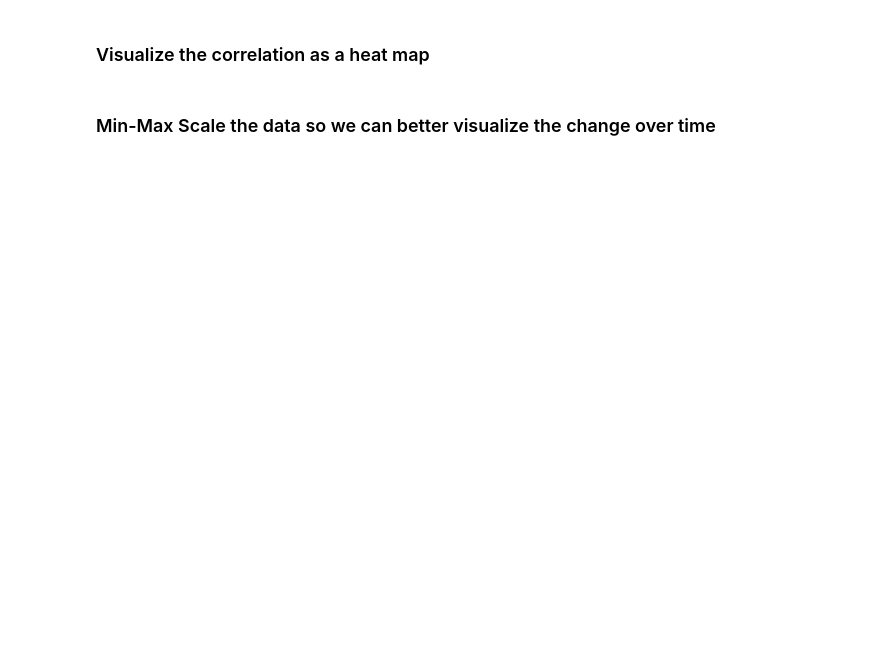
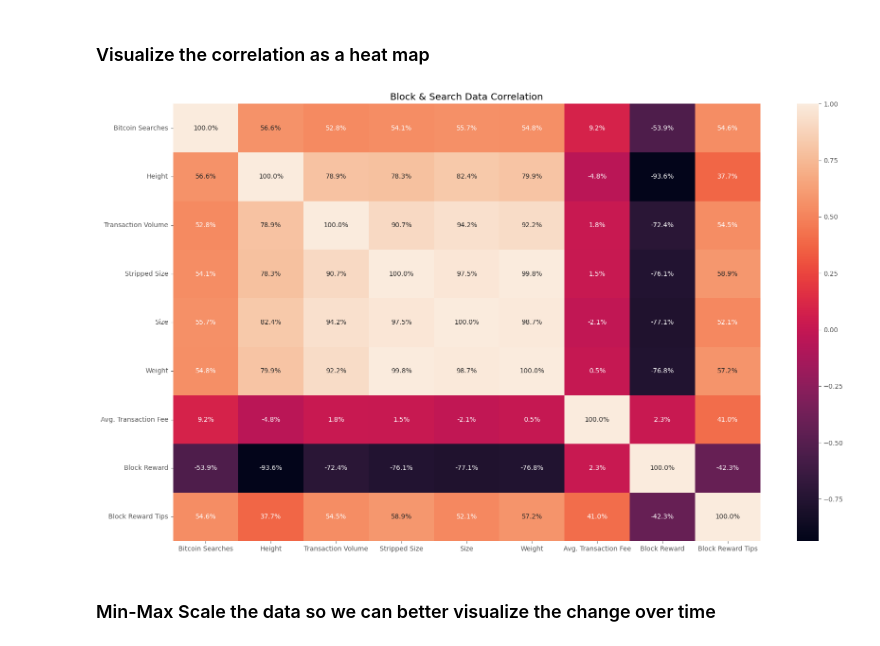
Before and after one commit to larry-lime/btc-stat-analysis, a Jupyter notebook: src/block_and_search/block_and_search.ipynb, the cells around one changed output. Cells and saved outputs as stored; diff of their text form; code cells hidden in the pictures; blank space fills up the shorter version.

Commit message:
Updated block and search to work

```diff
--- a/src/block_and_search/block_and_search.ipynb
+++ b/src/block_and_search/block_and_search.ipynb
@@ -246,2 +276,2 @@ pk.load(open("binary\\new_search_data.p", "rb" ))
 # %%
-pk.load(open("binary\\new_search_data_relative.p", "rb" ))
+pk.load(open("binary/new_search_data_relative.p", "rb" ))
@@ -249,8 +294,8 @@ pk.load(open("binary\\new_search_data_relative.p", "rb" ))
 ### Concatenate Block and Search Data
 # %%
 # Load binary files
-new_block_data = pk.load(open("binary\\new_block_data.p", "rb" ))
-new_search_data = pk.load(open("binary\\new_search_data.p", "rb" ))
+new_block_data = pk.load(open("binary/new_block_data.p", "rb" ))
+new_search_data = pk.load(open("binary/new_search_data.p", "rb" ))
 
 # Match the indexes
 new_block_data = new_block_data.set_index(new_search_data.index)
@@ -266,8 +311,8 @@ block_and_search_concat =  block_and_search_concat.rename(columns={'Bitcoin':'Bi
                                                                    'Litecoin':'Litecoin Searches'})
 
 # Save the concatenated dataset
-pk.dump(block_and_search_concat, open("binary\\block_and_search_concat.p", "wb" ))
-block_and_search_concat.to_csv("csv\\block_and_search_concat.csv")
+pk.dump(block_and_search_concat, open("binary/block_and_search_concat.p", "wb" ))
+block_and_search_concat.to_csv("csv/block_and_search_concat.csv")
 
 # Show the dataset
 block_and_search_concat
@@ -277,7 +337,7 @@ block_and_search_concat.to_csv("csv\\price_and_block_concat_describe.csv")
 # %%
 # Load binary files
-new_block_data = pk.load(open("binary\\new_block_data.p", "rb" ))
-new_search_data_relative = pk.load(open("binary\\new_search_data_relative.p", "rb" ))
+new_block_data = pk.load(open("binary/new_block_data.p", "rb" ))
+new_search_data_relative = pk.load(open("binary/new_search_data_relative.p", "rb" ))
 
 # Match the indexes
 new_block_data = new_block_data.set_index(new_search_data_relative.index)
@@ -295,8 +355,8 @@ block_and_search_concat_relative =  block_and_search_concat_relative.rename(colu
                                                                   })
 
 # Save the concatenated dataset
-pk.dump(block_and_search_concat_relative, open("binary\\block_and_search_concat_relative.p", "wb" ))
-block_and_search_concat.to_csv("csv\\block_and_search_concat_relative.csv")
+pk.dump(block_and_search_concat_relative, open("binary/block_and_search_concat_relative.p", "wb" ))
+block_and_search_concat.to_csv("csv/block_and_search_concat_relative.csv")
 
 # Show the dataset
 block_and_search_concat_relative
@@ -304,13 +379,13 @@ block_and_search_concat_relative
 ### Calculate the correlation between the data points
 # %%
 # Load binary files
-block_and_search_concat = pk.load(open("binary\\block_and_search_concat.p", "rb" ))
+block_and_search_concat = pk.load(open("binary/block_and_search_concat.p", "rb" ))
 
 # Show Correlation
 block_and_search_corr = block_and_search_concat.corr(method='pearson')
 
 # Saved the dataset
-pk.dump(block_and_search_corr, open("binary\\block_and_search_corr.p", "wb" ))
+pk.dump(block_and_search_corr, open("binary/block_and_search_corr.p", "wb" ))
 
 # Show the dataset
 block_and_search_corr
@@ -318,26 +408,28 @@ block_and_search_corr
 ### Visualize the correlation as a heat map
 # %%
 # Import data
-block_and_search_corr = pk.load(open("binary\\block_and_search_corr.p", "rb" ))
+block_and_search_corr = pk.load(open("binary/block_and_search_corr.p", "rb" ))
 
 block_and_search_corr_temp = block_and_search_corr.drop(['Dogecoin Searches','Litecoin Searches',
                                                          'Ethereum Searches','Binance Coin Searches'], inplace=False, axis='index')
 block_and_search_corr_temp = block_and_search_corr_temp.drop(['Dogecoin Searches','Litecoin Searches',
                                                               'Ethereum Searches','Binance Coin Searches'], inplace=False, axis='columns')
 
 # Make the plot
 plt.subplots(figsize= (20,12))
 sns.heatmap(data=block_and_search_corr_temp,
             annot= True,
             fmt= '.1%',
             # linewidth=0.5
            )
 
 # Add features
 plt.title("Block & Search Data Correlation")
 
 # Save the plot
-plt.savefig("plots\\block_and_search_corr.jpg", dpi = 300)
+plt.savefig("plots/block_and_search_corr.jpg", dpi = 300)
+# %% [output]
+[figure, added]
 # %% [markdown]
 ### Min-Max Scale the data so we can better visualize the change over time
 # %%
```
Also changed, not shown: parts of 28 cells of this notebook, 19 other files.
